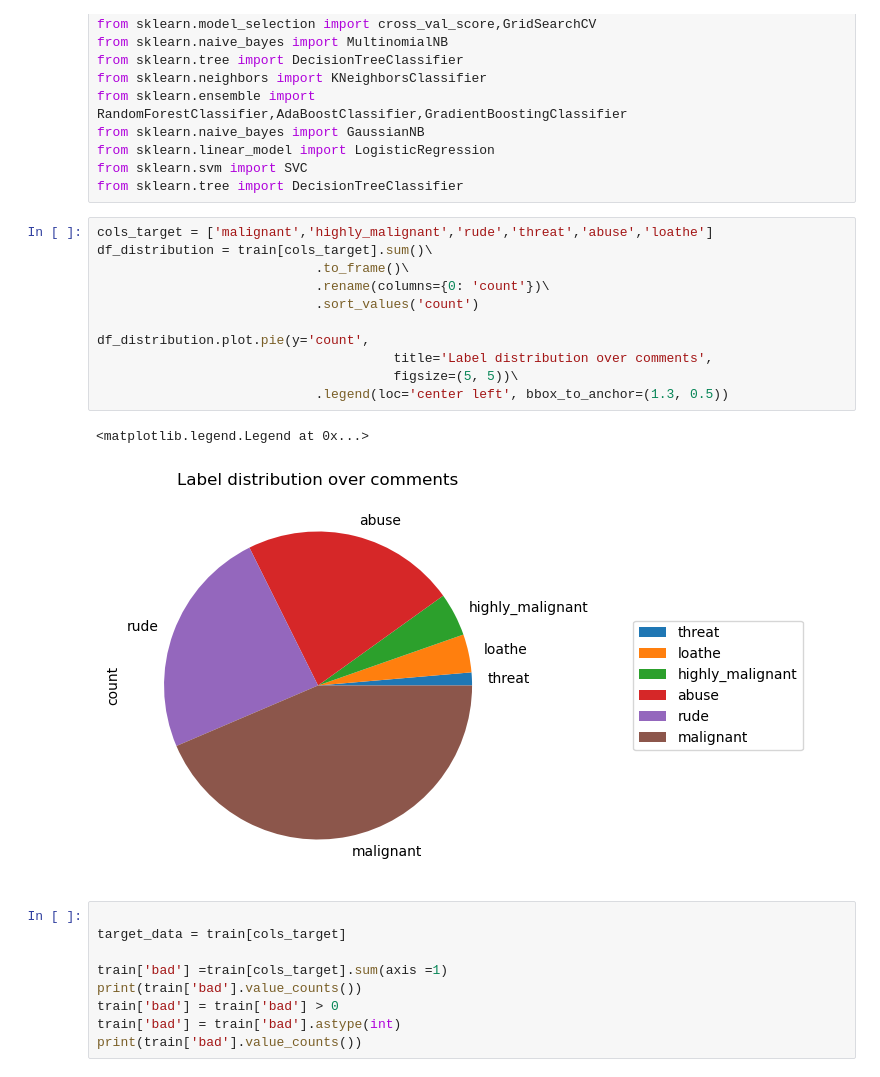
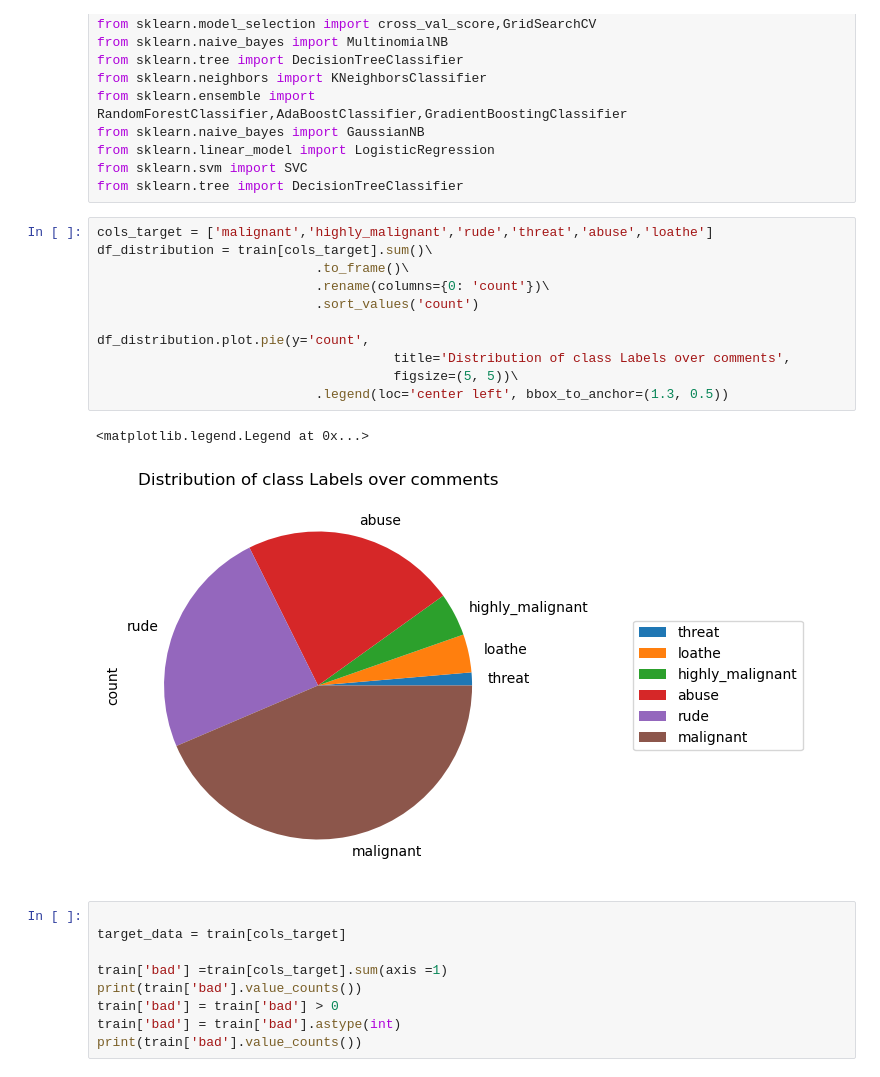
Before and after one commit to Dhanush333S/offensive-language-detection, a Jupyter notebook: Code/comment_classification-new notebook_updated.ipynb, the cells around one changed output. Drawn from its saved outputs; the diff is of its cells as text.

```diff
--- a/Code/comment_classification-new notebook_updated.ipynb
+++ b/Code/comment_classification-new notebook_updated.ipynb
@@ -281,17 +302,17 @@ from sklearn.tree import DecisionTreeClassifier
 # %%
 cols_target = ['malignant','highly_malignant','rude','threat','abuse','loathe']
 df_distribution = train[cols_target].sum()\
                             .to_frame()\
                             .rename(columns={0: 'count'})\
                             .sort_values('count')
 
 df_distribution.plot.pie(y='count',
-                                      title='Label distribution over comments',
+                                      title='Distribution of class Labels over comments',
                                       figsize=(5, 5))\
                             .legend(loc='center left', bbox_to_anchor=(1.3, 0.5))
 # %% [output]
 <matplotlib.legend.Legend at 0x...>
-[figure, old version]
+[figure, new version]
 # %%
 
 target_data = train[cols_target]
```
Also changed, not shown: parts of 44 cells of this notebook.
